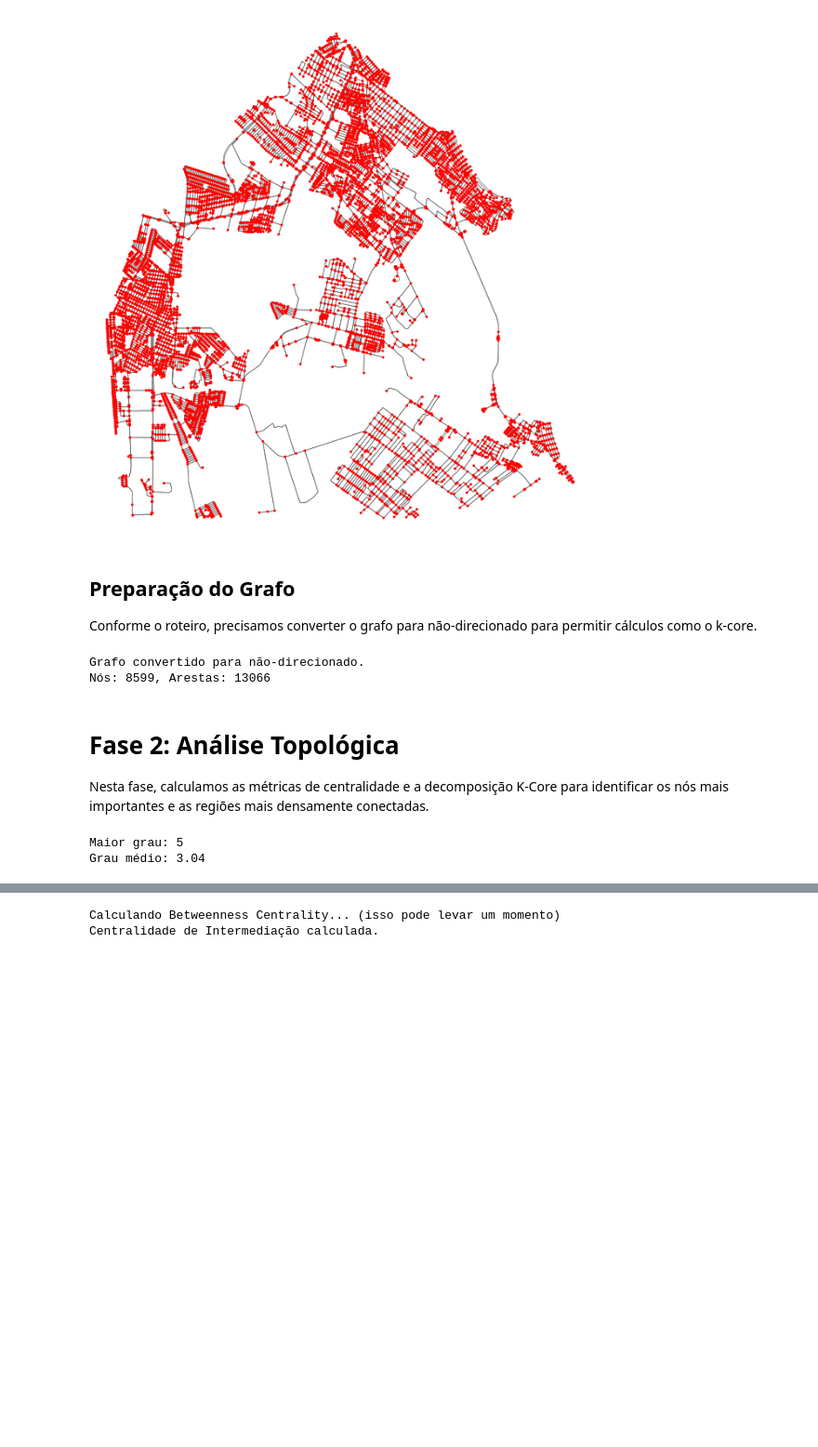
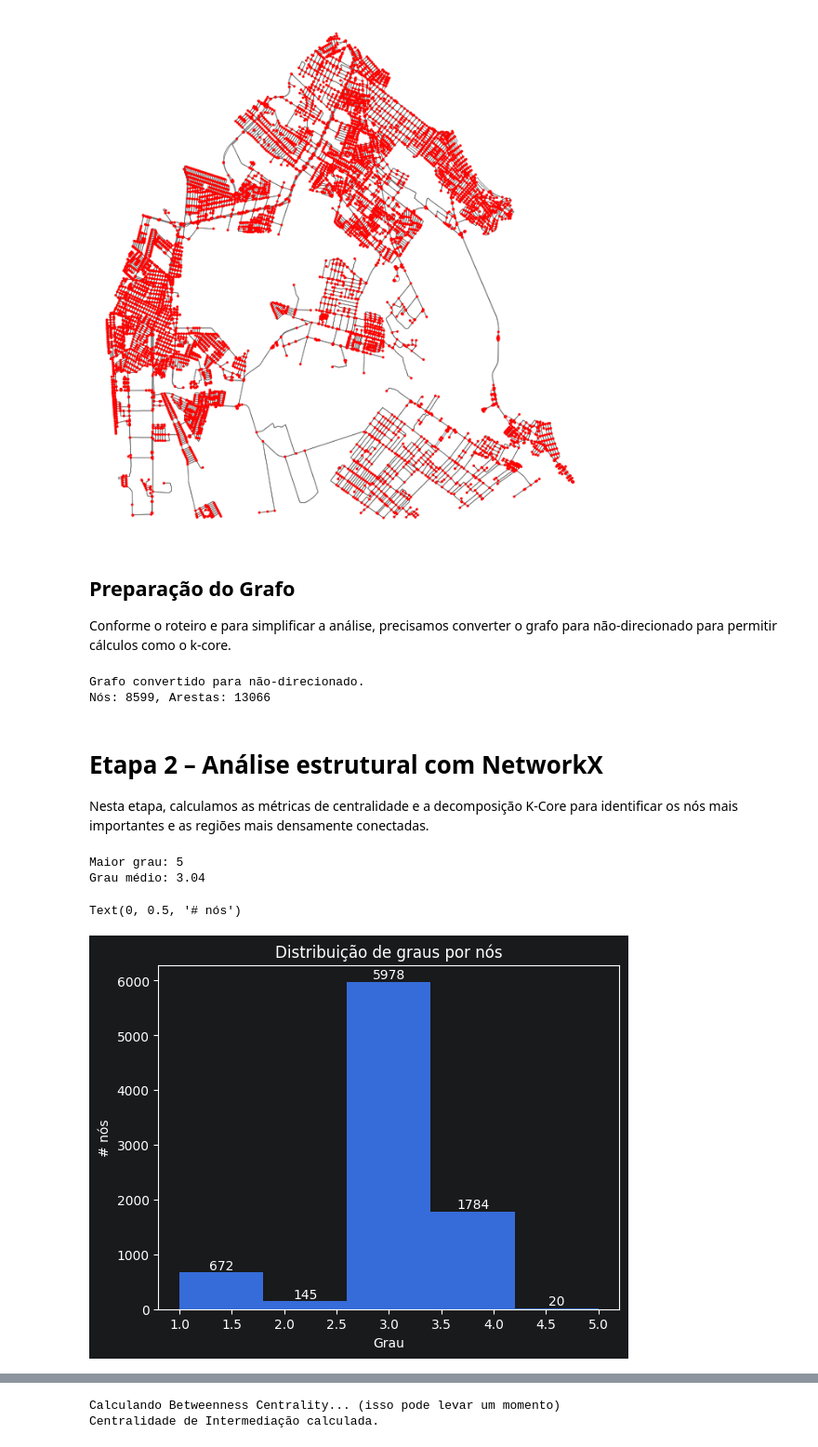
Before and after one commit to gabriel26077/por-que-todo-mundo-odeia-o-m34, a Jupyter notebook: analise_mobilidade_br101.ipynb, the cells around one changed output, grey strips where cells are left out. Shown at 93% size. Drawn from its saved outputs; the diff is of its cells as text; code cells hidden in the pictures; blank space fills up the shorter version.

Commit message:
feat: adiciona análise com nós colapsados por ruas e gráficos dos grafos.

```diff
--- a/analise_mobilidade_br101.ipynb
+++ b/analise_mobilidade_br101.ipynb
@@ -74,7 +78,7 @@ plt.show()
 # %% [markdown]
 ## Preparação do Grafo
 
-Conforme o roteiro, precisamos converter o grafo para não-direcionado para permitir cálculos como o k-core.
+Conforme o roteiro e para simplificar a análise, precisamos converter o grafo para não-direcionado para permitir cálculos como o k-core.
 # %%
 # Convertendo para não-direcionado
 G_undirected = G.to_undirected()
@@ -84,9 +88,9 @@ print(f"Nós: {len(G_undirected.nodes)}, Arestas: {len(G_undirected.edges)}")
 Grafo convertido para não-direcionado.
 Nós: 8599, Arestas: 13066
 # %% [markdown]
-# Fase 2: Análise Topológica
+# Etapa 2 – Análise estrutural com NetworkX
 
-Nesta fase, calculamos as métricas de centralidade e a decomposição K-Core para identificar os nós mais importantes e as regiões mais densamente conectadas.
+Nesta etapa, calculamos as métricas de centralidade e a decomposição K-Core para identificar os nós mais importantes e as regiões mais densamente conectadas.
 # %%
 # 1. Grau (Degree)
 degree_dict = dict(G_undirected.degree())
@@ -97,3 +101,15 @@ print(f'Grau médio: {sum(degree_dict.values())/len(G_undirected):.2f}')
 # %% [output]
 Maior grau: 5
 Grau médio: 3.04
+# %%
+counts, bins, patches = plt.hist(degree_dict.values(), max(degree_dict.values()))
+
+# Add labels on top of bars
+plt.bar_label(patches, fmt='%.0f')
+
+plt.title('Distribuição de graus por nós')
+plt.xlabel('Grau')
+plt.ylabel('# nós')
+# %% [output]
+Text(0, 0.5, '# nós')
+[figure, added]
```
Also changed, not shown: parts of 15 cells of this notebook, 1 other file.
